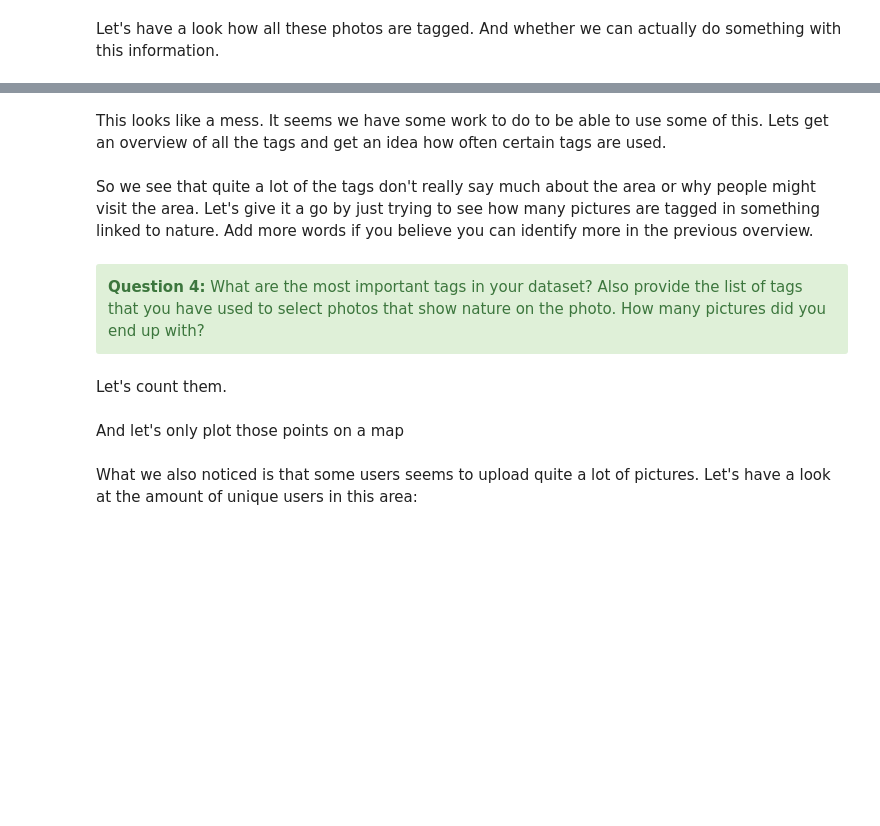
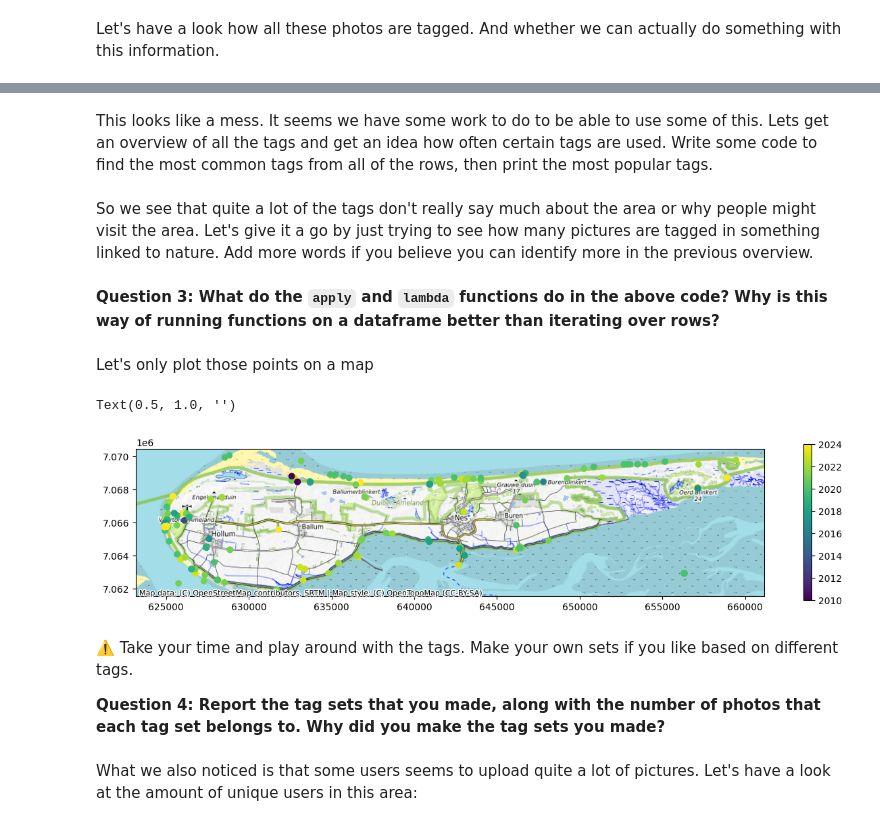
Before and after one commit to VU-IVM/UNIGIS_ProgrammingGIS, a Jupyter notebook: _sources/TAA3/tutorial.ipynb, the cells around one changed output, grey strips where cells are left out. Cells and saved outputs as stored; diff of their text form; code cells hidden in the pictures; blank space fills up the shorter version.

```diff
--- a/_sources/TAA3/tutorial.ipynb
+++ b/_sources/TAA3/tutorial.ipynb
@@ -320,10 +281,2 @@ gdf['tags']
 # %% [markdown]
-This looks like a mess. It seems we have some work to do to be able to use some of this. Lets get an overview of all the tags and get an idea how often certain tags are used.
+This looks like a mess. It seems we have some work to do to be able to use some of this. Lets get an overview of all the tags and get an idea how often certain tags are used. Write some code to find the most common tags from all of the rows, then print the most popular tags.
-# %%
-find_all_tags = []
-for row in gdf.tags:
-    find_all_tags.append(row.split())
-
-all_tags = [item for sublist in find_all_tags for item in sublist]
-
-pd.Series(all_tags).value_counts().head(50)
@@ -330,23 +285,18 @@ pd.Series(all_tags).value_counts().head(50)
 # %% [markdown]
 So we see that quite a lot of the tags don't really say much about the area or why people might visit the area. Let's give it a go by just trying to see how many pictures are tagged in something linked to nature. Add more words if you believe you can identify more in the previous overview.
 # %%
-def find_nature_tags(row):
-    matches = ["seehund", "zeehond","vis","wadden",
-               "natuur","nature","natur",
-               "landschaft",
-               "strand","beach","zee","sea","meer",
-               "bos","forest",
-               "animal","bird","vogel","dier"]
+matches = ["seehund", "zeehond","vis","wadden",
+            "natuur","nature","natur",
+            "landschaft",
+            "strand","beach","zee","sea","meer",
+            "bos","forest",
+            "animal","bird","vogel","dier"]
 
+def find_tags(row):
     overlap = set(row.split()).intersection(set(matches))
 
     if len(overlap) :
         return 'yes'
 
-gdf['nature'] = gdf.tags.apply(lambda x: find_nature_tags(x))
+gdf['nature'] = gdf.tags.apply(lambda x: find_tags(x))
+len(gdf.loc[gdf.nature=='yes'])
-# %% [markdown]
-<div class="alert alert-block alert-success">
-<b>Question 4:</b> What are the most important tags in your dataset? Also provide the list of tags that you have used to select photos that show nature on the photo. How many pictures did you end up with?
-</div>
-# %% [markdown]
-Let's count them.
@@ -355,17 +303,23 @@ len(gdf.loc[gdf.nature=='yes'])
+# %% [markdown]
+**Question 3: What do the `apply` and `lambda` functions do in the above code? Why is this way of running functions on a dataframe better than iterating over rows?**
 # %% [markdown]
-And let's only plot those points on a map
+Let's only plot those points on a map
 # %%
 gdf_to_plot = gdf.to_crs(epsg=3857)
 gdf_to_plot = gdf_to_plot.loc[gdf_to_plot.nature == 'yes']
 gdf_to_plot.reset_index(drop=True,inplace=True)
 
 ax = gdf_to_plot.plot(column='year',figsize=(15, 3),legend=True)
-#ax.set_xticks([])
-#ax.set_yticks([])
-#ax.set_axis_off()
-cx.add_basemap(ax, zoom=12) #depending on the size of your area, you may need to change the zoom level if you run into an error.
+cx.add_basemap(ax, source=cx.providers.OpenTopoMap, zoom=12) #depending on the size of your area, you may need to change the zoom level if you run into an error.
 
 ax.set_title("")
+# %% [output]
+Text(0.5, 1.0, '')
+[figure, added]
+# %% [markdown]
+⚠️ Take your time and play around with the tags. Make your own sets if you like based on different tags.
+
+<b>Question 4: Report the tag sets that you made, along with the number of photos that each tag set belongs to. Why did you make the tag sets you made?</b>
 # %% [markdown]
 What we also noticed is that some users seems to upload quite a lot of pictures. Let's have a look at the amount of unique users in this area:
 # %%
```
Also changed, not shown: parts of 114 cells of this notebook, 16 other files.
